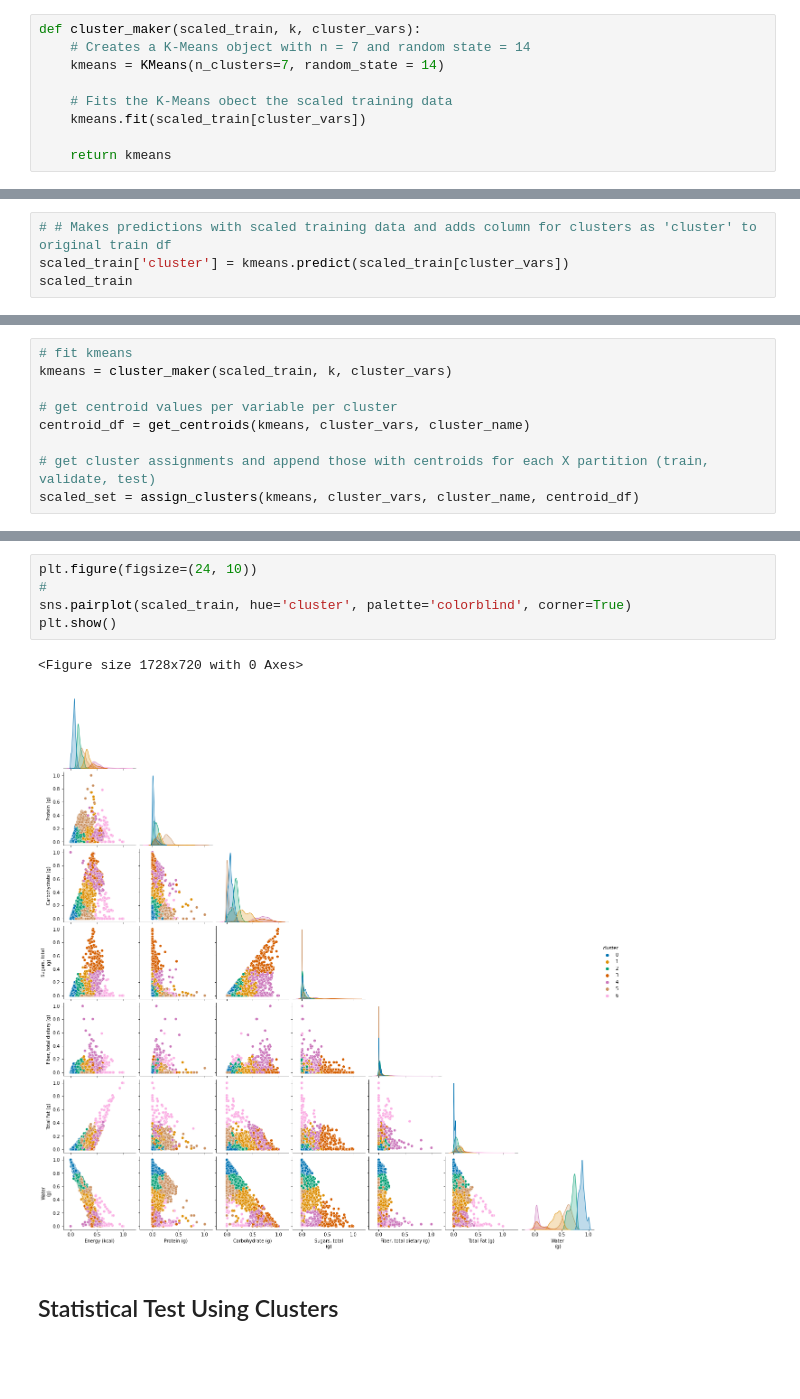
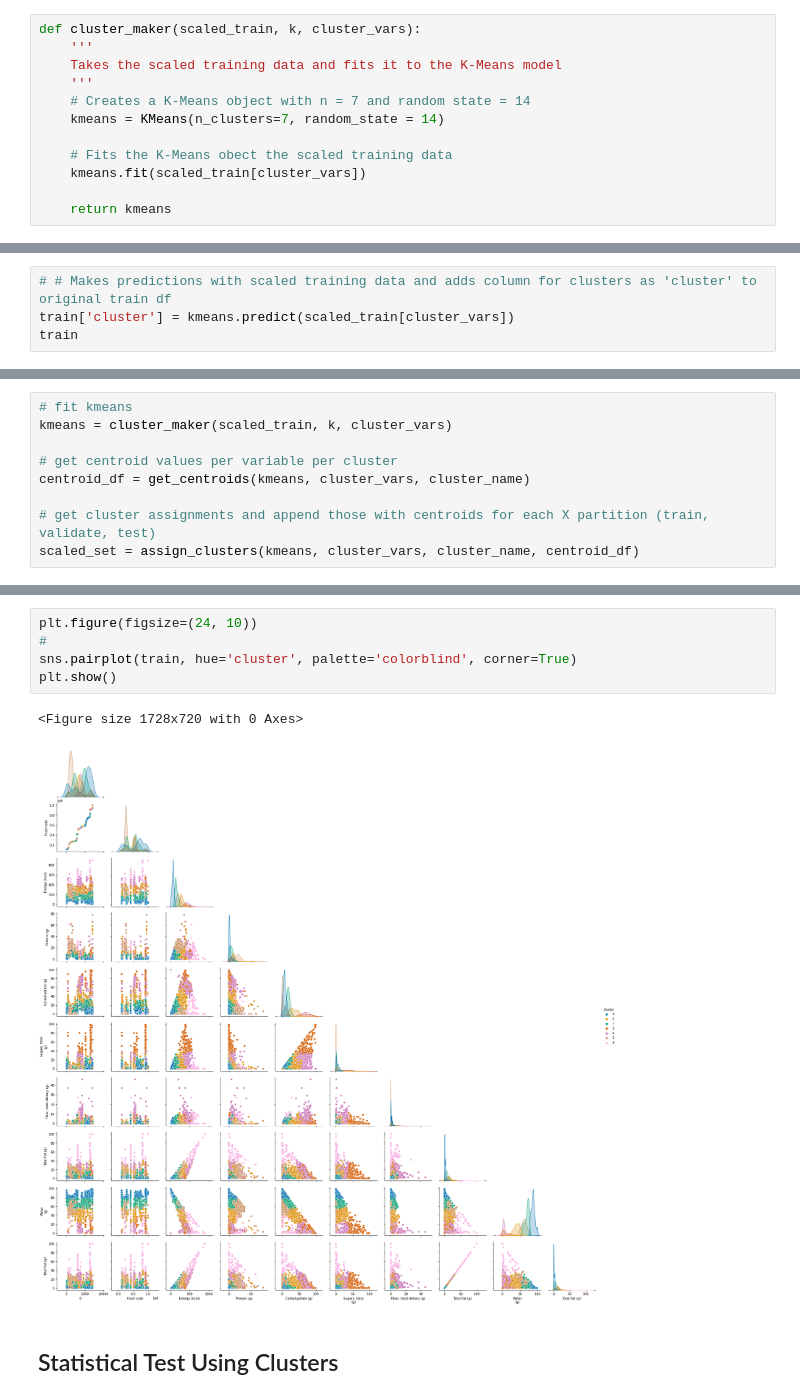
Before and after one commit to Jason-R-Turner/food-nutrient-clustering-project, a Jupyter notebook: rough_draft_food_project.ipynb, the cells around one changed output, grey strips where cells are left out. Drawn from its saved outputs; the diff is of its cells as text; blank space fills up the shorter version.

```diff
--- a/rough_draft_food_project.ipynb
+++ b/rough_draft_food_project.ipynb
@@ -758,6 +754,9 @@ Using the elbow method it appears that the point where K appears to drop off is
 k = 7
 # %%
 def cluster_maker(scaled_train, k, cluster_vars):
+    '''
+    Takes the scaled training data and fits it to the K-Means model
+    '''
     # Creates a K-Means object with n = 7 and random state = 14
     kmeans = KMeans(n_clusters=7, random_state = 14)
 
@@ -769,6 +768,6 @@ def cluster_maker(scaled_train, k, cluster_vars):
 kmeans = cluster_maker(scaled_train, k, cluster_vars)
 # %%
 # # Makes predictions with scaled training data and adds column for clusters as 'cluster' to original train df
-scaled_train['cluster'] = kmeans.predict(scaled_train[cluster_vars])
-scaled_train
+train['cluster'] = kmeans.predict(scaled_train[cluster_vars])
+train
 # %% [output]
@@ -874,10 +867,10 @@ dtype: object
 # %%
 plt.figure(figsize=(24, 10))
 #
-sns.pairplot(scaled_train, hue='cluster', palette='colorblind', corner=True)
+sns.pairplot(train, hue='cluster', palette='colorblind', corner=True)
 plt.show()
 # %% [output]
 <Figure size 1728x720 with 0 Axes>
-[figure, old version]
+[figure, new version]
 # %% [markdown]
 ## Statistical Test Using Clusters
```
Also changed, not shown: parts of 156 cells of this notebook, 9 other files.
